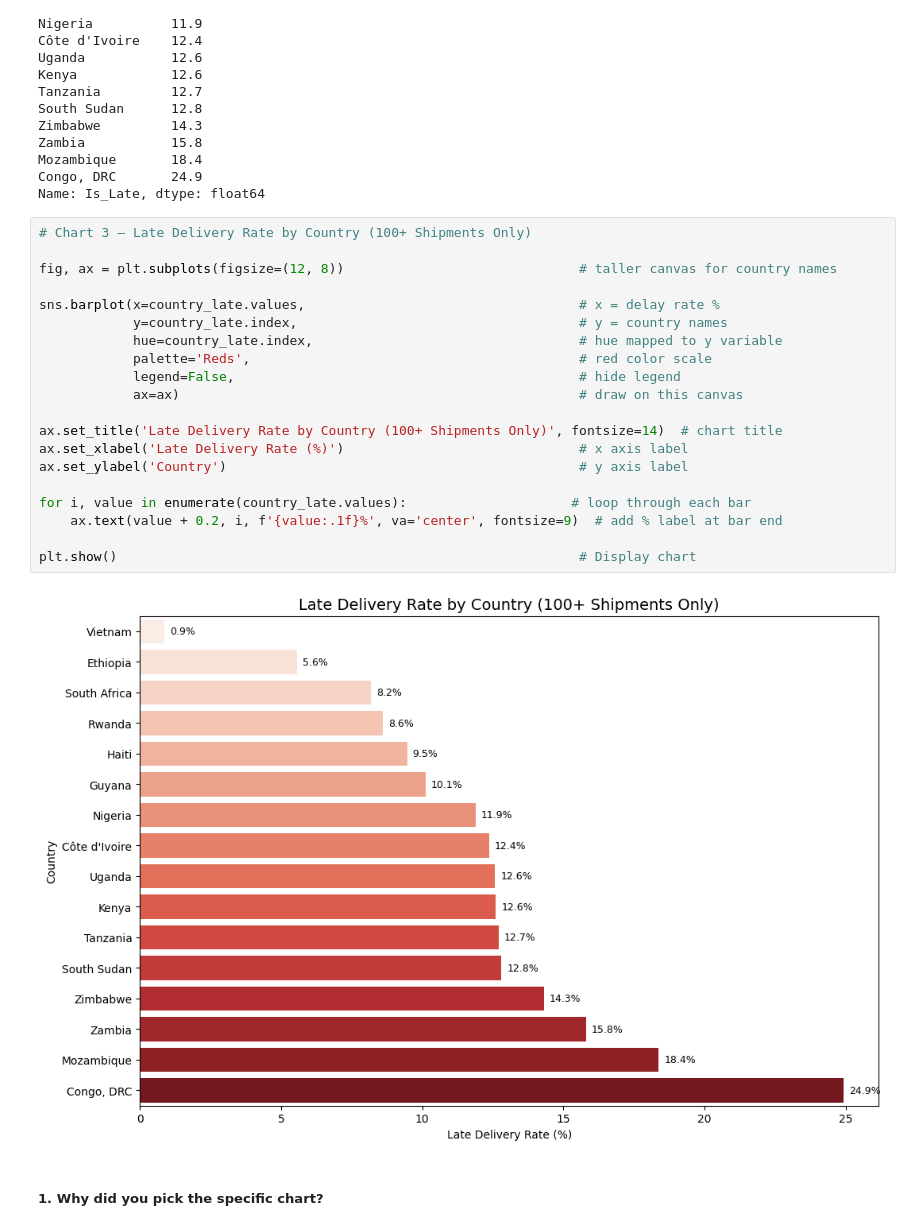
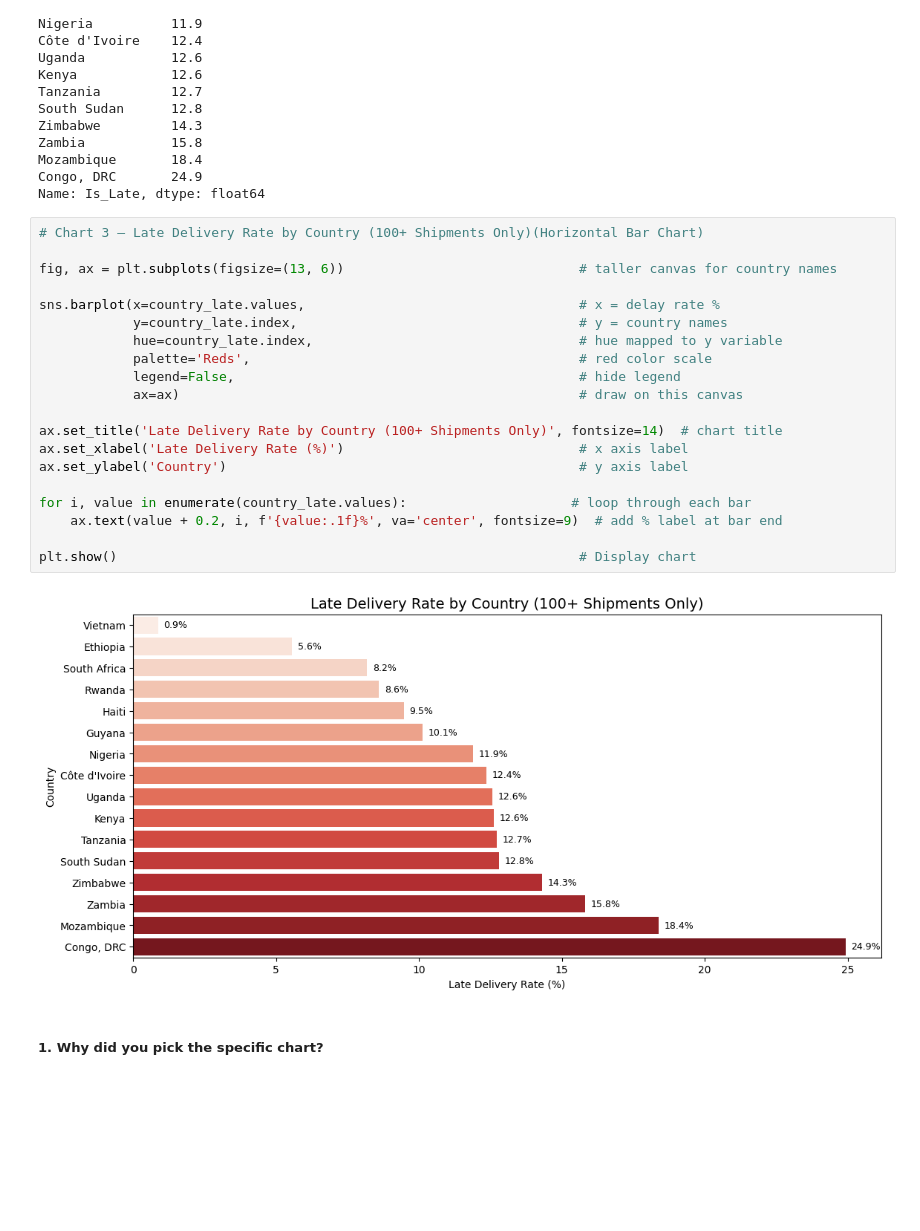
Before and after one commit to vivek-baviskar974/fedex-eda-capstone, a Jupyter notebook: FedEx_EDA_Capstone.ipynb, the cells around one changed output. Saved outputs shown, nothing was run; the diff lists cells and outputs as text; blank space fills up the shorter version.

```diff
--- a/FedEx_EDA_Capstone.ipynb
+++ b/FedEx_EDA_Capstone.ipynb
@@ -660,27 +662,27 @@ Mozambique       18.4
 Congo, DRC       24.9
 Name: Is_Late, dtype: float64
 # %%
-# Chart 3 — Late Delivery Rate by Country (100+ Shipments Only)
+# Chart 3 — Late Delivery Rate by Country (100+ Shipments Only)(Horizontal Bar Chart)
 
-fig, ax = plt.subplots(figsize=(12, 8))                              # taller canvas for country names
+fig, ax = plt.subplots(figsize=(13, 6))                              # taller canvas for country names
 
 sns.barplot(x=country_late.values,                                   # x = delay rate %
             y=country_late.index,                                    # y = country names
             hue=country_late.index,                                  # hue mapped to y variable
             palette='Reds',                                          # red color scale
             legend=False,                                            # hide legend
             ax=ax)                                                   # draw on this canvas
 
 ax.set_title('Late Delivery Rate by Country (100+ Shipments Only)', fontsize=14)  # chart title
 ax.set_xlabel('Late Delivery Rate (%)')                              # x axis label
 ax.set_ylabel('Country')                                             # y axis label
 
 for i, value in enumerate(country_late.values):                     # loop through each bar
     ax.text(value + 0.2, i, f'{value:.1f}%', va='center', fontsize=9)  # add % label at bar end
 
 plt.show()                                                           # Display chart
 # %% [output]
-[figure, old version]
+[figure, new version]
 # %% [markdown]
 ##### 1. Why did you pick the specific chart?
 # %% [markdown]
```
Also changed, not shown: parts of 32 cells of this notebook.
